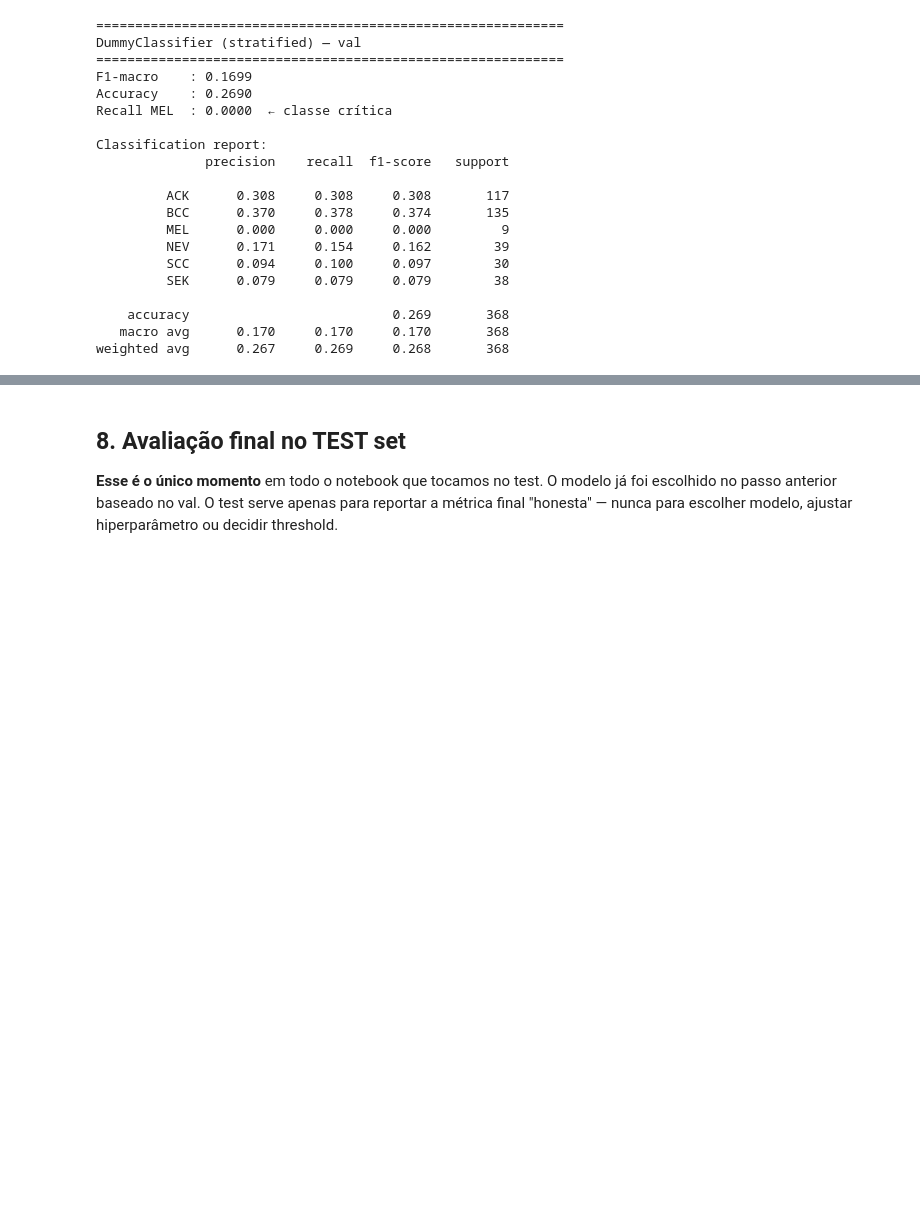
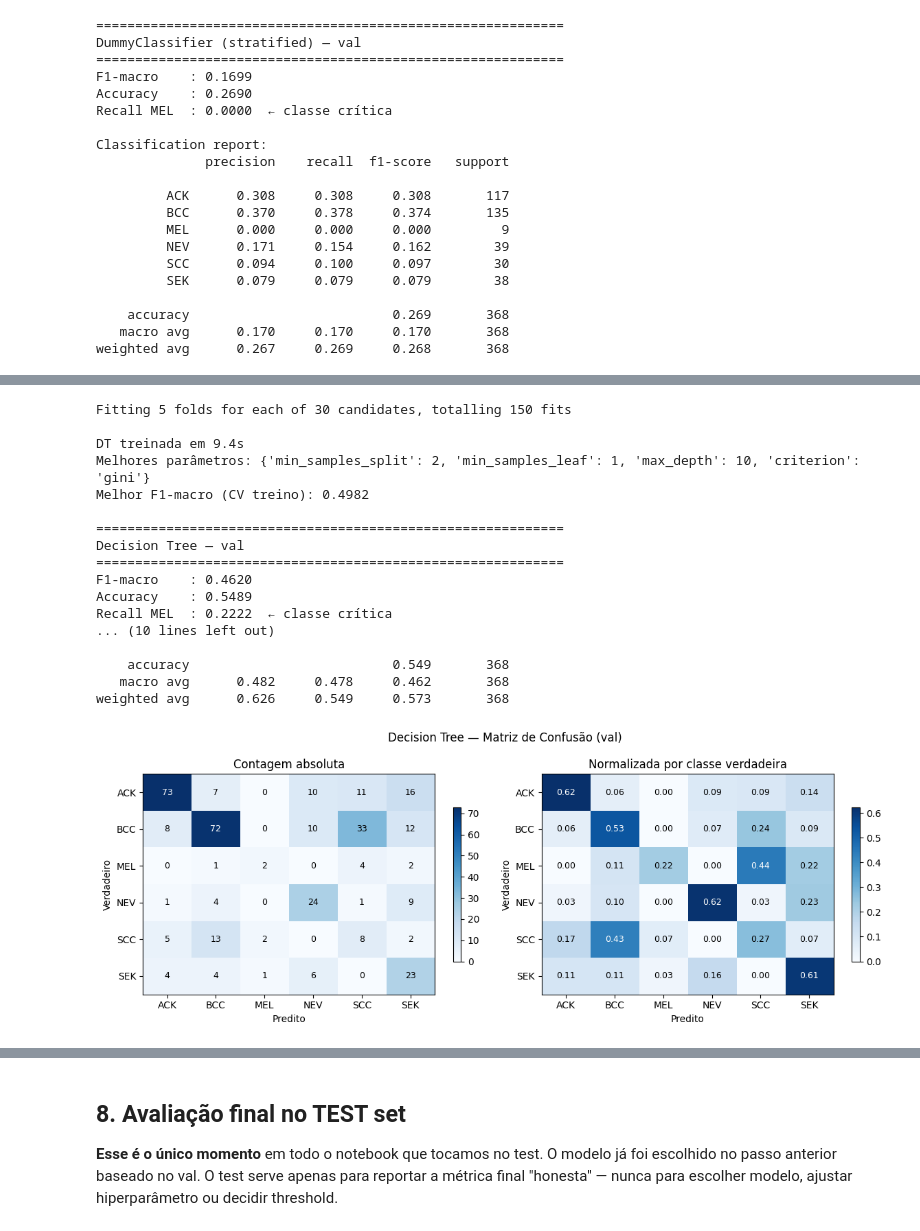
Before and after one commit to Icaro-Oliveira1/pad-ufes-skin-classification, a Jupyter notebook: notebooks_v2/05_modelagem.ipynb, the cells around one changed output, grey strips where cells are left out. Saved outputs shown, nothing was run; the diff lists cells and outputs as text; code cells hidden in the pictures; blank space fills up the shorter version.

```diff
--- a/notebooks_v2/05_modelagem.ipynb
+++ b/notebooks_v2/05_modelagem.ipynb
@@ -212 +228,59 @@ weighted avg      0.267     0.269     0.268       368
+# %%
+from sklearn.tree import DecisionTreeClassifier
+
+dt_param_dist = {
+    'max_depth':         [3, 5, 8, 10, None],
+    'min_samples_leaf':  [1, 2, 4, 8],
+    'min_samples_split': [2, 5, 10],
+    'criterion':         ['gini', 'entropy'],
+}
+
+dt_base = DecisionTreeClassifier(
+    class_weight='balanced',
+    random_state=SEED,
+)
+
+dt_search = RandomizedSearchCV(
+    dt_base,
+    param_distributions=dt_param_dist,
+    n_iter=30,
+    scoring='f1_macro',
+    cv=5,
+    random_state=SEED,
+    n_jobs=-1,
+    refit=True,
+    verbose=1,
+)
+
+t0 = time.time()
+dt_search.fit(X_train, y_train)
+dt_dt = time.time() - t0
+
+dt = dt_search.best_estimator_
+print(f'\nDT treinada em {dt_dt:.1f}s')
+print(f'Melhores parâmetros: {dt_search.best_params_}')
+print(f'Melhor F1-macro (CV treino): {dt_search.best_score_:.4f}')
+
+res_dt_val = evaluate(dt, X_val, y_val, 'Decision Tree')
+plot_confusion(y_val, res_dt_val['y_pred'],
+               'Decision Tree — Matriz de Confusão (val)')
+# %% [output]
+Fitting 5 folds for each of 30 candidates, totalling 150 fits
+
+DT treinada em 9.4s
+Melhores parâmetros: {'min_samples_split': 2, 'min_samples_leaf': 1, 'max_depth': 10, 'criterion': 'gini'}
+Melhor F1-macro (CV treino): 0.4982
+
+============================================================
+Decision Tree — val
+============================================================
+F1-macro    : 0.4620
+Accuracy    : 0.5489
+Recall MEL  : 0.2222  ← classe crítica
+... (10 lines left out)
+
+    accuracy                          0.549       368
+   macro avg      0.482     0.478     0.462       368
+weighted avg      0.626     0.549     0.573       368
+[figure, added]
 # %% [markdown]
```
Also changed, not shown: parts of 15 cells of this notebook, 8 other files.
